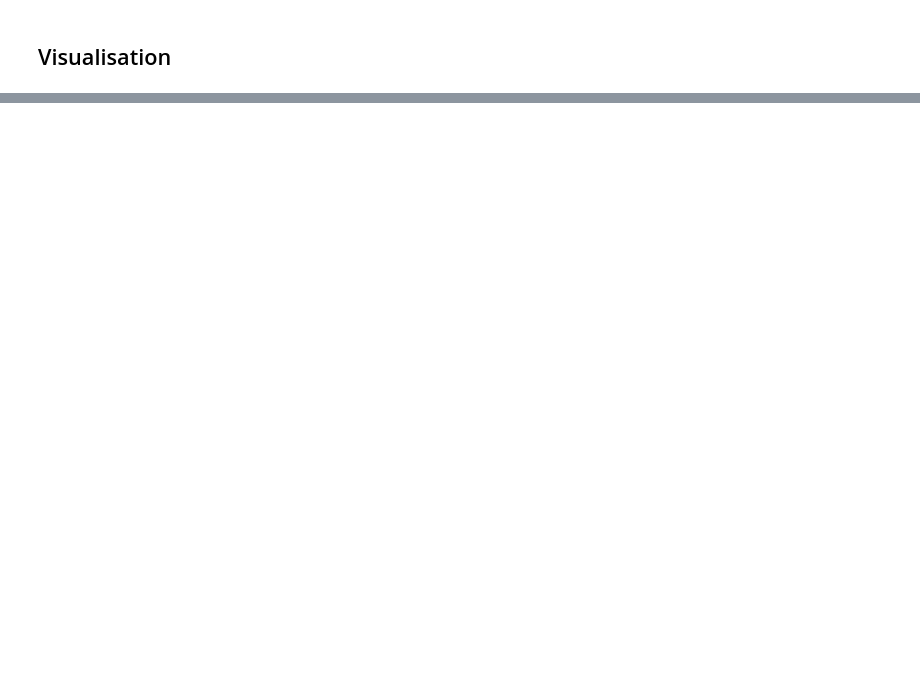
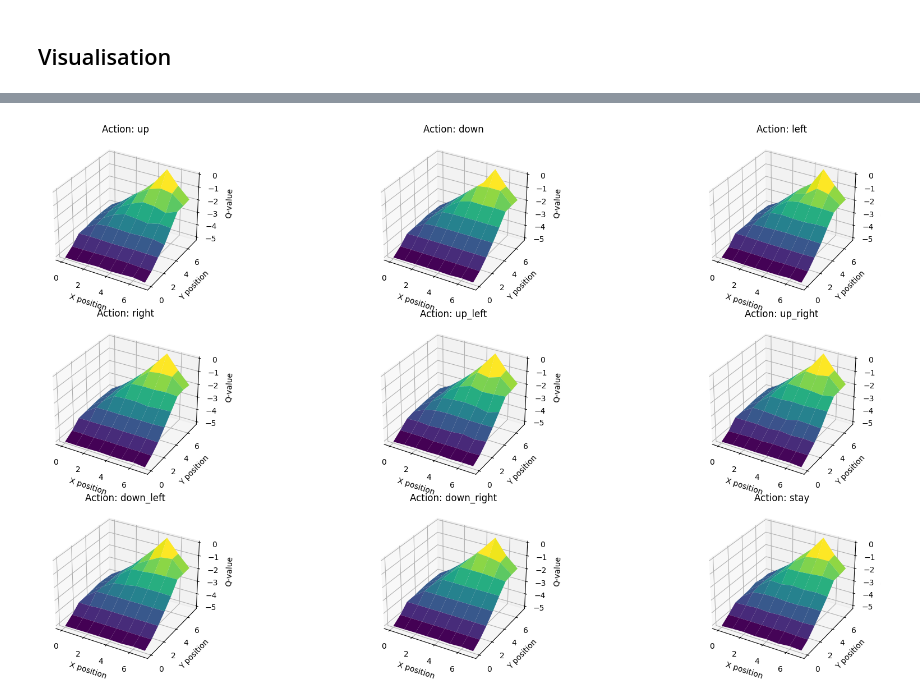
Before and after one commit to de-lachende-cavalier/rei, a Jupyter notebook: relsos/single_agent_tabular.ipynb, the cells around one changed output, grey strips where cells are left out. Drawn from its saved outputs; the diff is of its cells as text; code cells hidden in the pictures; blank space fills up the shorter version.

```diff
--- a/relsos/single_agent_tabular.ipynb
+++ b/relsos/single_agent_tabular.ipynb
@@ -206,3 +207,27 @@ Video(make_video(SARSAAgent(), bitmap, (np.random.randint(8), np.random.randint(
 Video(make_video(sarsa_agent, bitmap, (np.random.randint(8), np.random.randint(8)), goal_position, filename="trained.mp4"))
 # %% [output]
 [interactive output not drawn]
+# %%
+def plot_q_values(agent):
+    fig = plt.figure(figsize=(20, 10))
+
+    for i, action in enumerate(agent.actions):
+        ax = fig.add_subplot(3, 3, i+1, projection='3d')
+        x = np.arange(0, 8, 1)
+        y = np.arange(0, 8, 1)
+        X, Y = np.meshgrid(x, y)
+        Z = agent.q_table[:, :, i]
+
+        # Plot the surface
+        surf = ax.plot_surface(X, Y, Z, cmap='viridis', edgecolor='none')
+        ax.set_title(f'Action: {action}')
+        ax.set_xlabel('X position')
+        ax.set_ylabel('Y position')
+        ax.set_zlabel('Q-value')
+
+    plt.tight_layout()
+    plt.show()
+# %%
+plot_q_values(sarsa_agent)
+# %% [output]
+[figure, added]
```
Also changed, not shown: parts of 3 cells of this notebook, 2 other files.
